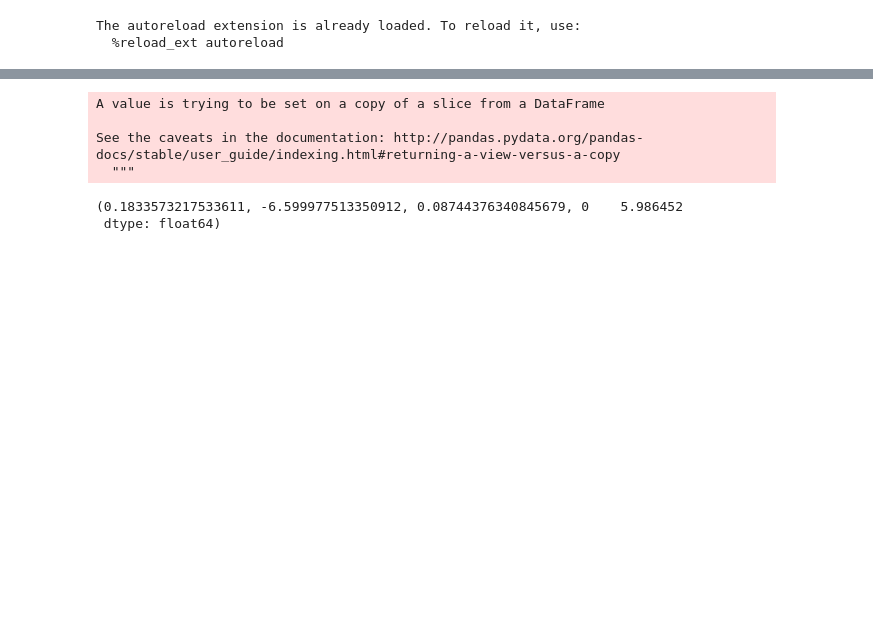
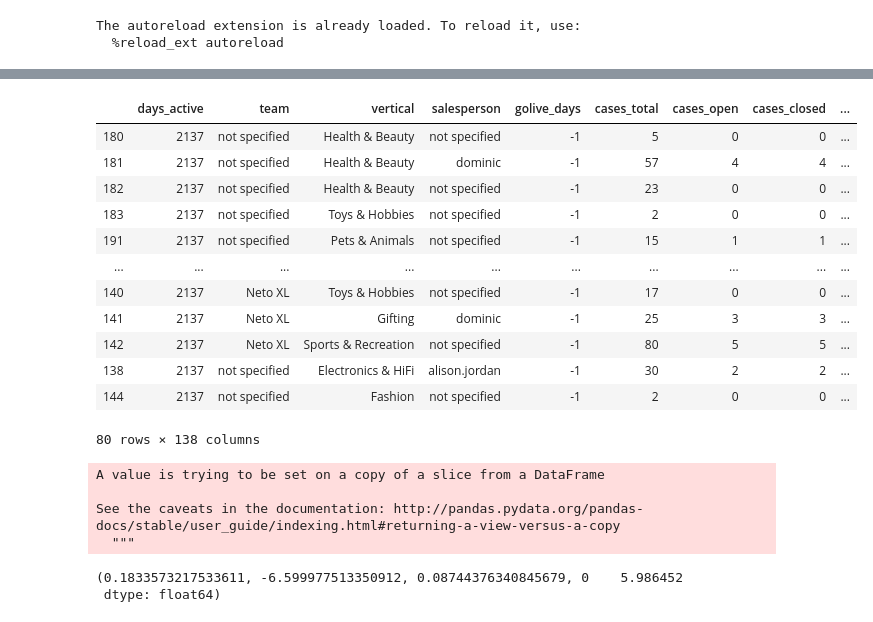
Before and after one commit to justinhennessy/100-days-of-code, a Jupyter notebook: project/EDA.ipynb, the cells around one changed output, grey strips where cells are left out. Saved outputs shown, nothing was run; the diff lists cells and outputs as text; code cells hidden in the pictures; blank space fills up the shorter version.

```diff
--- a/project/EDA.ipynb
+++ b/project/EDA.ipynb
@@ -113,3 +187,19 @@ Name: days_active, Length: 1581, dtype: int64
+# %%
+df_processed[(df_processed[COLUMN_NAME] > 2136) & (df_processed[COLUMN_NAME] < 2138)]
+# %% [output]
+|  | days_active | team | vertical | salesperson | golive_days | cases_total | cases_open | cases_closed | ... |
+| 180 | 2137 | not specified | Health & Beauty | not specified | -1 | 5 | 0 | 0 | ... |
+| 181 | 2137 | not specified | Health & Beauty | dominic | -1 | 57 | 4 | 4 | ... |
+| 182 | 2137 | not specified | Health & Beauty | not specified | -1 | 23 | 0 | 0 | ... |
+| 183 | 2137 | not specified | Toys & Hobbies | not specified | -1 | 2 | 0 | 0 | ... |
+| 191 | 2137 | not specified | Pets & Animals | not specified | -1 | 15 | 1 | 1 | ... |
+| ... | ... | ... | ... | ... | ... | ... | ... | ... | ... |
+| 140 | 2137 | Neto XL | Toys & Hobbies | not specified | -1 | 17 | 0 | 0 | ... |
+| 141 | 2137 | Neto XL | Gifting | dominic | -1 | 25 | 3 | 3 | ... |
+| 142 | 2137 | Neto XL | Sports & Recreation | not specified | -1 | 80 | 5 | 5 | ... |
+| 138 | 2137 | not specified | Electronics & HiFi | alison.jordan | -1 | 30 | 2 | 2 | ... |
+| 144 | 2137 | not specified | Fashion | not specified | -1 | 2 | 0 | 0 | ... |
+80 rows × 138 columns
 # %%
 #df_processed.to_csv('./data.csv')
 #df_processed[df_processed['plan_PLAN-S-19Q1'] == 1 & df_processed['annual_revenue'] == 0].describe()
```
Also changed, not shown: parts of 11 cells of this notebook, 2 other files.
